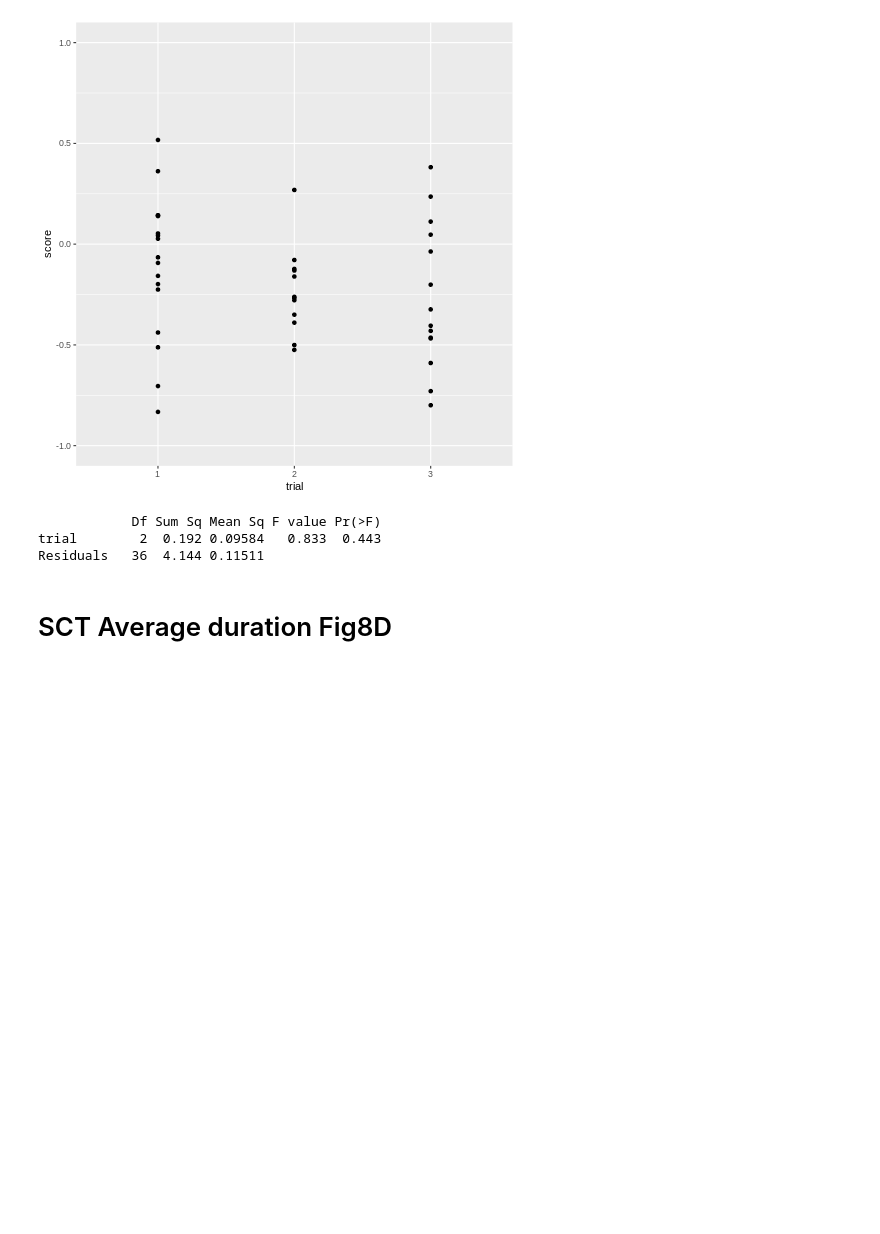
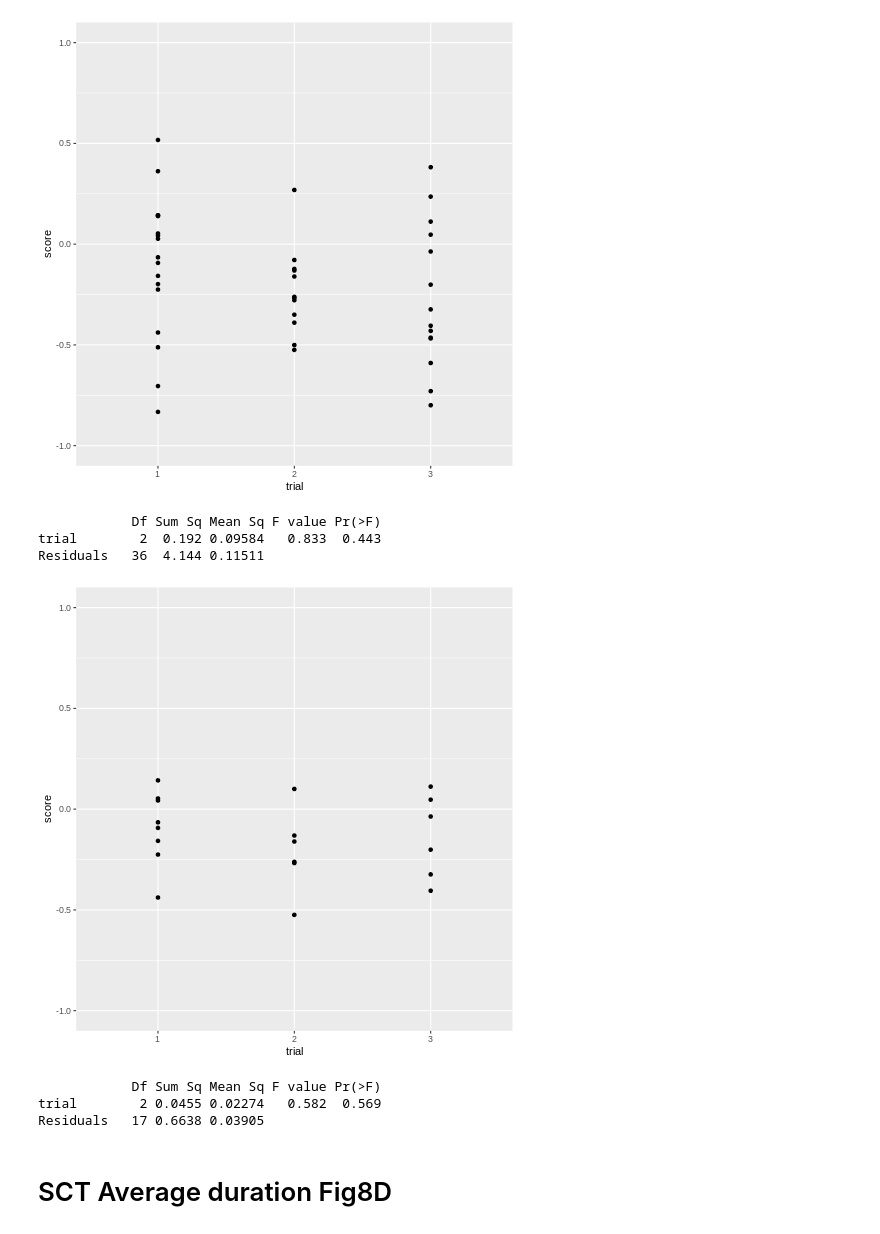
Before and after one commit to katemartian/LHoutputsManuscript, a Jupyter notebook: sourceData/Fig8_stats.ipynb, the cells around one changed output. Cells and saved outputs as stored; diff of their text form; code cells hidden in the pictures; blank space fills up the shorter version.

```diff
--- a/sourceData/Fig8_stats.ipynb
+++ b/sourceData/Fig8_stats.ipynb
@@ -155,6 +156,21 @@ print(summary(fit))
             Df Sum Sq Mean Sq F value Pr(>F)
 trial        2  0.192 0.09584   0.833  0.443
 Residuals   36  4.144 0.11511
+# %%
+# Including only eYFP group
+%%R
+ggplot(df[df$group=='eYFP',], aes(x=trial, y=score)) + geom_point() + ylim(-1,1)
+# %% [output]
+[figure, added]
+# %%
+# Including only eYFP group
+%%R
+fit <- aov(score ~ trial, random=~1|mouse, data = df[df$group=='eYFP',])
+print(summary(fit))
+# %% [output]
+            Df Sum Sq Mean Sq F value Pr(>F)
+trial        2 0.0455 0.02274   0.582  0.569
+Residuals   17 0.6638 0.03905
 # %% [markdown]
 # SCT Average duration Fig8D
 # %%
```
Also changed, not shown: parts of 2 cells of this notebook.
